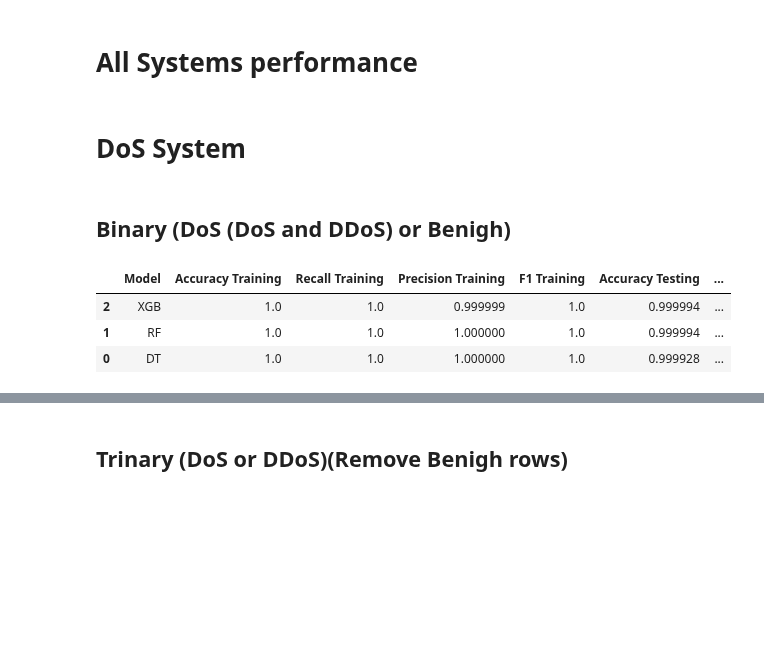
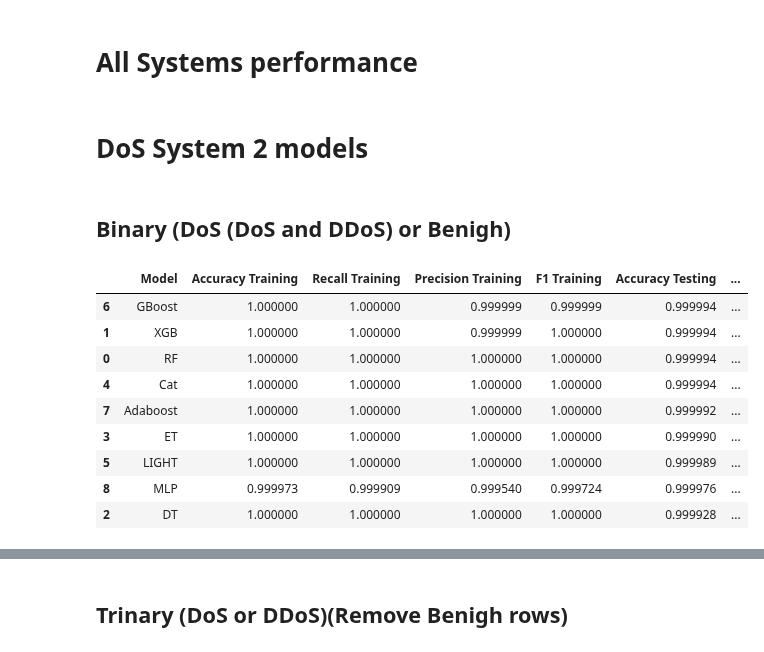
Before and after one commit to mcrayssac/CIC_IoT_Cyber_Attacks, a Jupyter notebook: Performance.ipynb, the cells around one changed output, grey strips where cells are left out. Saved outputs shown, nothing was run; the diff lists cells and outputs as text; code cells hidden in the pictures; blank space fills up the shorter version.

```diff
--- a/Performance.ipynb
+++ b/Performance.ipynb
@@ -6,12 +7,18 @@ performance_path = "performance.csv"
 # %% [markdown]
-# DoS System
+# DoS System 2 models
 # %% [markdown]
 ## Binary (DoS (DoS and DDoS) or Benigh)
 # %%
-model_path = ".\\resultats\\DoS\\Binary\\"
+model_path = ".\\resultats\\DoS_2_models\\Binary\\"
 read_csv_file(performance_path, model_path).sort_values(by=['Total rows', 'Accuracy Testing', 'Recall Testing', 'Precision Testing', 'F1 Testing'], ascending=False).head(20)
 # %% [output]
 |  | Model | Accuracy Training | Recall Training | Precision Training | F1 Training | Accuracy Testing | ... |
-| 2 | XGB | 1.0 | 1.0 | 0.999999 | 1.0 | 0.999994 | ... |
-| 1 | RF | 1.0 | 1.0 | 1.000000 | 1.0 | 0.999994 | ... |
-| 0 | DT | 1.0 | 1.0 | 1.000000 | 1.0 | 0.999928 | ... |
+| 6 | GBoost | 1.000000 | 1.000000 | 0.999999 | 0.999999 | 0.999994 | ... |
+| 1 | XGB | 1.000000 | 1.000000 | 0.999999 | 1.000000 | 0.999994 | ... |
+| 0 | RF | 1.000000 | 1.000000 | 1.000000 | 1.000000 | 0.999994 | ... |
+| 4 | Cat | 1.000000 | 1.000000 | 1.000000 | 1.000000 | 0.999994 | ... |
+| 7 | Adaboost | 1.000000 | 1.000000 | 1.000000 | 1.000000 | 0.999992 | ... |
+| 3 | ET | 1.000000 | 1.000000 | 1.000000 | 1.000000 | 0.999990 | ... |
+| 5 | LIGHT | 1.000000 | 1.000000 | 1.000000 | 1.000000 | 0.999989 | ... |
+| 8 | MLP | 0.999973 | 0.999909 | 0.999540 | 0.999724 | 0.999976 | ... |
+| 2 | DT | 1.000000 | 1.000000 | 1.000000 | 1.000000 | 0.999928 | ... |
```
Also changed, not shown: parts of 39 cells of this notebook, 46 other files.
